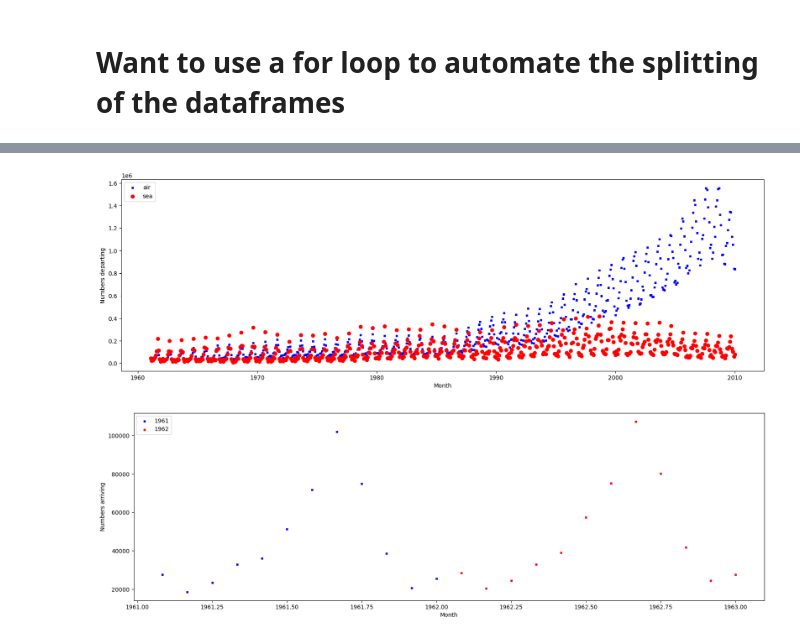
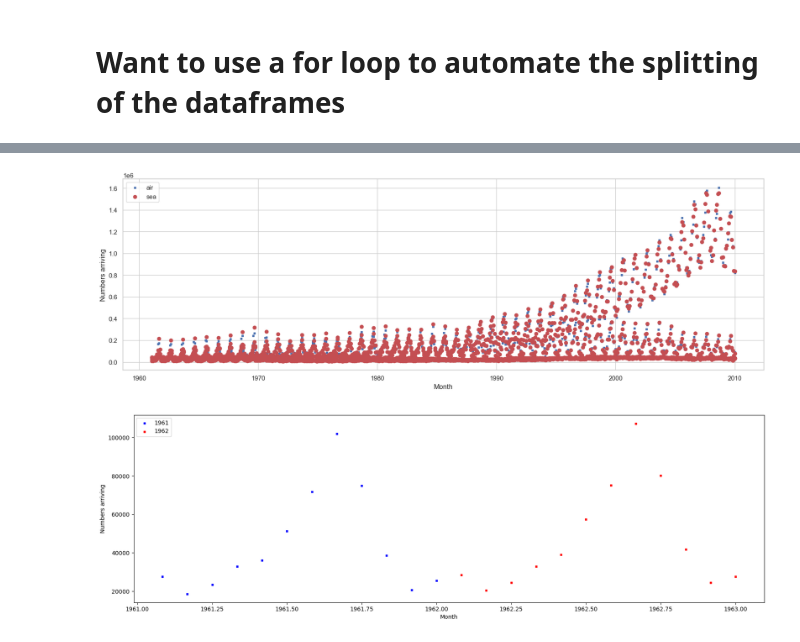
Before and after one commit to CCT-Dublin/ca1-claireobrien00, a Jupyter notebook: Passenger Movement.ipynb, the cells around one changed output, grey strips where cells are left out. Saved outputs shown, nothing was run; the diff lists cells and outputs as text; code cells hidden in the pictures.

```diff
--- a/Passenger Movement.ipynb
+++ b/Passenger Movement.ipynb
@@ -214,6 +214,9 @@ passenger_movement_df['Season'] =  passenger_movement_df['Year'].apply(season)
 # %% [markdown]
 # Want to use a for loop to automate the splitting of the dataframes
 # %%
-#Splitting data into two data frames: arriving into Ireland and departing from Ireland
+#Splitting data into two data frames: arriving into Ireland and departing from Ireland, making sure to not double count
 arriving_df = passenger_movement_df[passenger_movement_df['Direction'].isin(['Arriving in Eire'])]
+options =['Passenger Movement by Sea to All Countries', 'Passenger Movement Cross-Border Rail', 'Passenger Movement Cross-Border Bus', 'Passenger Movement by Air from All Airports']
+arriving_net_df = arriving_df[arriving_df['Type of Passenger Movement'].isin(options)]
 departing_df = passenger_movement_df[passenger_movement_df['Direction'].isin(['Departing Eire'])]
+departing_net_df = departing_df[departing_df['Type of Passenger Movement'].isin(options)]
@@ -334,13 +373,13 @@ plt.show()
 # %%
 fig, ax = plt.subplots(figsize=(20,6))
-ax.scatter(departing_by_air_df["decimal_year"], departing_by_air_df["VALUE"], s=10, c='b', marker="s", label='air')
-ax.scatter(departing_by_sea_df["decimal_year"], departing_by_sea_df["VALUE"], c='r', marker="o", label='sea')
+ax.scatter(arriving_net_df["decimal_year"],arriving_net_df["VALUE"], s=10, c='b', marker="s", label='air')
+ax.scatter(arriving_net_df["decimal_year"], arriving_net_df["VALUE"], c='r', marker="o", label='sea')
 plt.legend(loc='upper left')
 ax.set_xlabel("Month")
-ax.set_ylabel("Numbers departing")
+ax.set_ylabel("Numbers arriving")
 plt.show()
 # %% [output]
-[figure, old version]
+[figure, new version]
 # %%
 #look at a plot of one year - normally distributed?
 departing_by_air_1961_df = departing_by_air_df[departing_by_air_df['Year'].str.contains('1961')]
```
Also changed, not shown: parts of 36 cells of this notebook, 11 other files.
